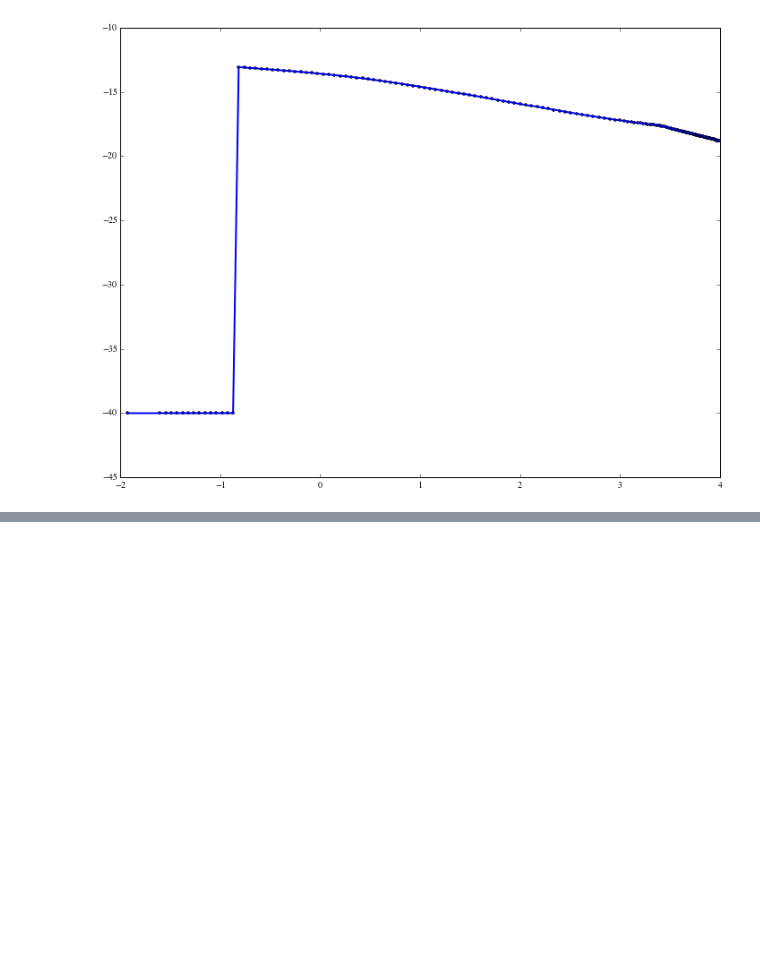
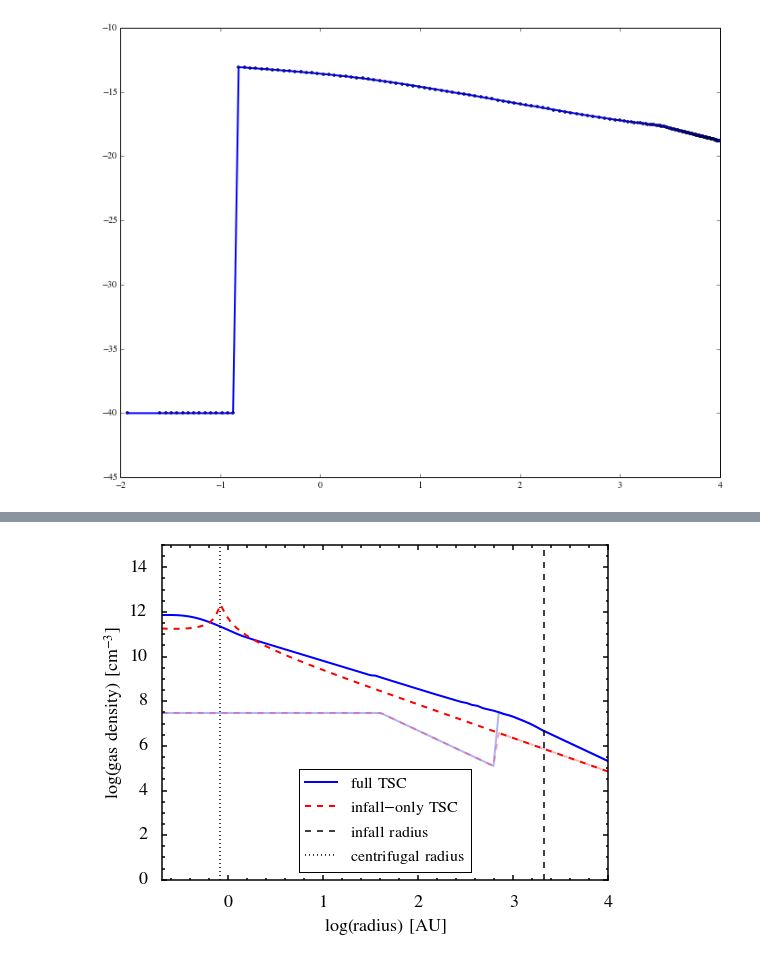
Before and after one commit to yaolun/misc, a Jupyter notebook: TSC/plot_tsc.ipynb, the cells around one changed output, grey strips where cells are left out. Saved outputs shown, nothing was run; the diff lists cells and outputs as text; code cells hidden in the pictures; blank space fills up the shorter version.

```diff
--- a/TSC/plot_tsc.ipynb
+++ b/TSC/plot_tsc.ipynb
@@ -597,0 +829,39 @@ ValueError: x and y must have same first dimension
+# %%
+# create 2d projection
+rho_tsc2d = np.sum(rho_tsc**2,axis=2)/np.sum(rho_tsc,axis=2)
+rho_ulrich2d = np.sum(rho_ulrich**2,axis=2)/np.sum(rho_ulrich,axis=2)
+
+# make plots
+
+fig = plt.figure(figsize=(8,6))
+ax = fig.add_subplot(111)
+
+plot_grid = [99,199]
+alpha = np.linspace(0.3,1.0,len(plot_grid))
+for i in plot_grid:
+    tsc, = ax.plot(np.log10(rc/AU), np.log10(rho_tsc2d[:,i]/mh), alpha=alpha[plot_grid.index(i)], color='b', linewidth=2)
+    ulrich, = ax.plot(np.log10(rc/AU), np.log10(rho_ulrich2d[:,i]/mh), alpha=alpha[plot_grid.index(i)], linestyle='--', color='r', linewidth=2)
+
+rinf = ax.axvline(np.log10(R_inf/AU), linestyle='--', color='k', linewidth=1.5)
+cen_r = ax.axvline(np.log10(R_cen/AU), linestyle=':', color='k', linewidth=1.5)
+
+ax.legend([tsc, ulrich, rinf, cen_r], [r'$\rm{full\,TSC}$', r'$\rm{infall-only\,TSC}$', r'$\rm{infall\,radius}$', r'$\rm{centrifugal\,radius}$'],\
+          fontsize=16, numpoints=1, loc='lower center')
+
+ax.set_ylim([0, 15])
+fig.gca().set_xlim(left=np.log10(0.2))
+ax.set_xlabel(r'$\rm{log(radius)\,[AU]}$', fontsize=18)
+ax.set_ylabel(r'$\rm{log(gas\,density)\,[cm^{-3}]}$', fontsize=18)
+[ax.spines[axis].set_linewidth(1.5) for axis in ['top','bottom','left','right']]
+ax.minorticks_on()
+ax.tick_params('both',labelsize=18,width=1.5,which='major',pad=15,length=5)
+ax.tick_params('both',labelsize=18,width=1.5,which='minor',pad=15,length=2.5)
+
+# fix the tick label font
+ticks_font = mpl.font_manager.FontProperties(family='STIXGeneral',size=18)
+for label in ax.get_xticklabels():
+    label.set_fontproperties(ticks_font)
+for label in ax.get_yticklabels():
+    label.set_fontproperties(ticks_font)
+# %% [output]
+[figure, added]
```
Also changed, not shown: parts of 10 cells of this notebook, 8 other files.
